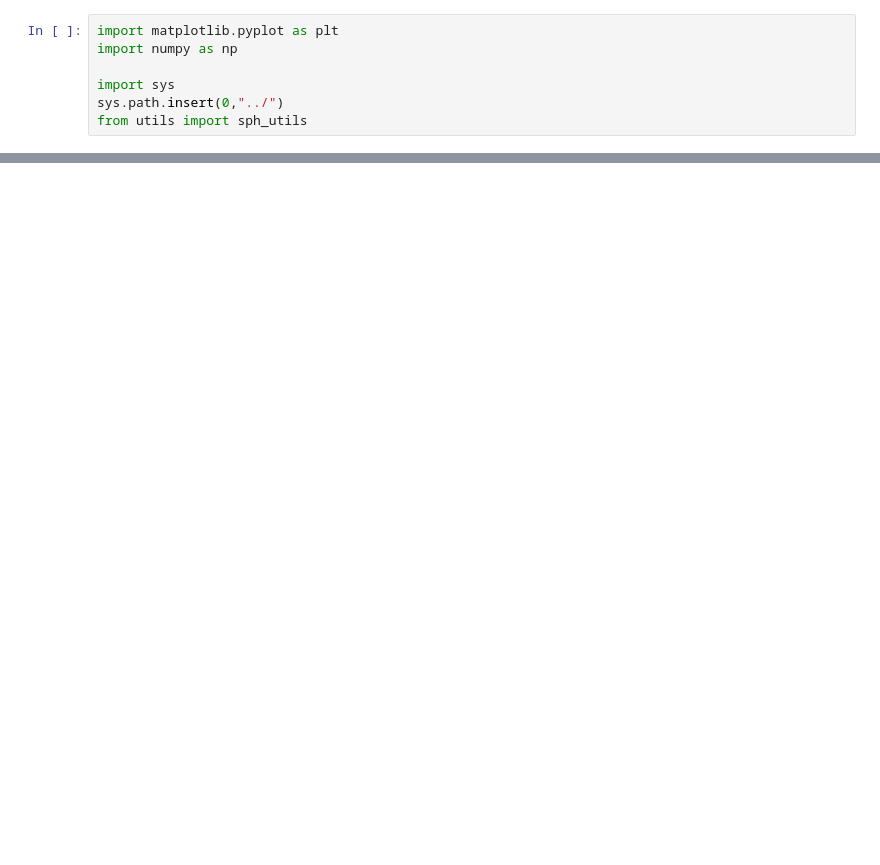
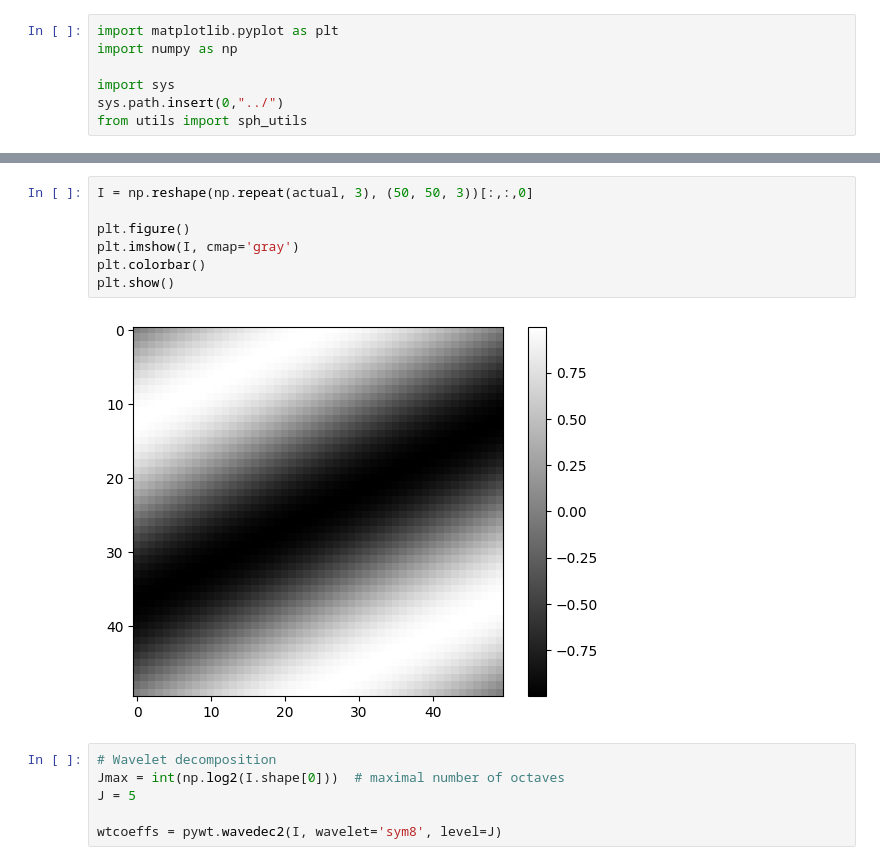
Before and after one commit to tbesnier/bm-shapes, a Jupyter notebook: examples/Approximation quality with spherical harmonics.ipynb, the cells around one changed output, grey strips where cells are left out. Drawn from its saved outputs; the diff is of its cells as text; blank space fills up the shorter version.

```diff
--- a/examples/Approximation quality with spherical harmonics.ipynb
+++ b/examples/Approximation quality with spherical harmonics.ipynb
@@ -52,0 +94,15 @@ Clipping input data to the valid range for imshow with RGB data ([0..1] for floa
+# %%
+I = np.reshape(np.repeat(actual, 3), (50, 50, 3))[:,:,0]
+
+plt.figure()
+plt.imshow(I, cmap='gray')
+plt.colorbar()
+plt.show()
+# %% [output]
+[figure, added]
+# %%
+# Wavelet decomposition
+Jmax = int(np.log2(I.shape[0]))  # maximal number of octaves
+J = 5
+
+wtcoeffs = pywt.wavedec2(I, wavelet='sym8', level=J)
```
Also changed, not shown: parts of 13 cells of this notebook, 12 other files.
